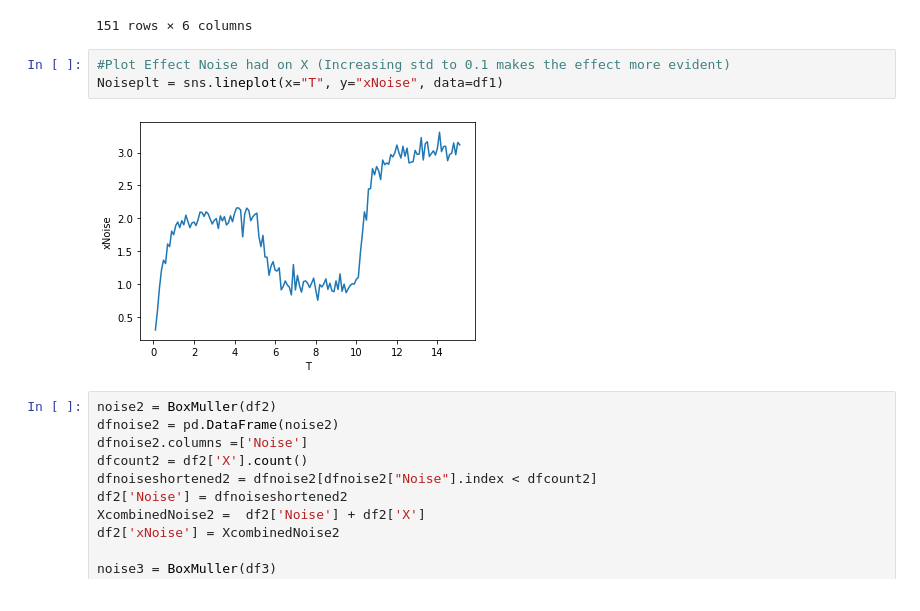
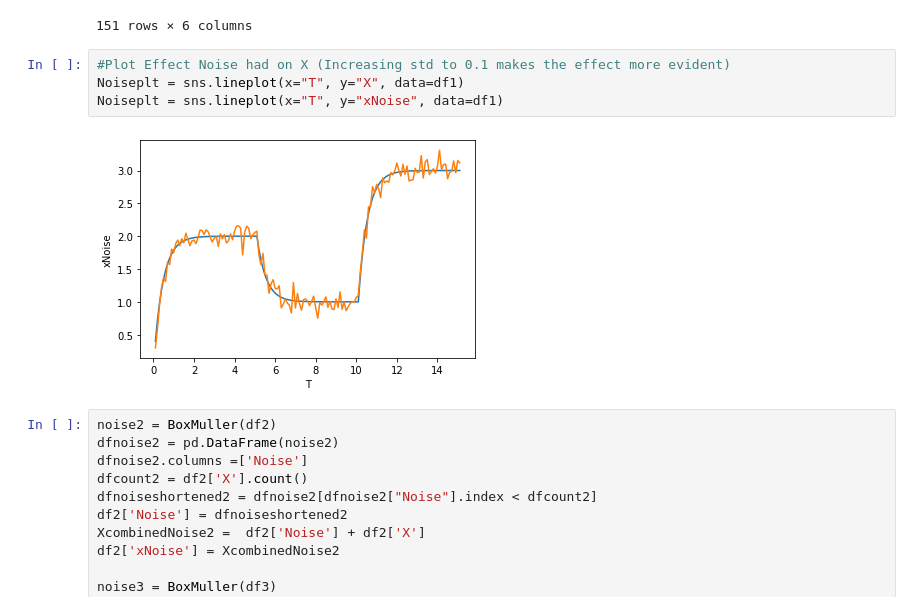
Before and after one commit to JamesDun2866/Computational-Science, a Jupyter notebook: Computational Science.ipynb, the cells around one changed output. Saved outputs shown, nothing was run; the diff lists cells and outputs as text.

```diff
--- a/Computational Science.ipynb
+++ b/Computational Science.ipynb
@@ -392,9 +392,10 @@ df1 # display dataframe
 151 rows × 6 columns
 # %%
 #Plot Effect Noise had on X (Increasing std to 0.1 makes the effect more evident)
+Noiseplt = sns.lineplot(x="T", y="X", data=df1)
 Noiseplt = sns.lineplot(x="T", y="xNoise", data=df1)
 # %% [output]
-[figure, old version]
+[figure, new version]
 # %%
 noise2 = BoxMuller(df2)
 dfnoise2 = pd.DataFrame(noise2)
```
Also changed, not shown: parts of 28 cells of this notebook.
